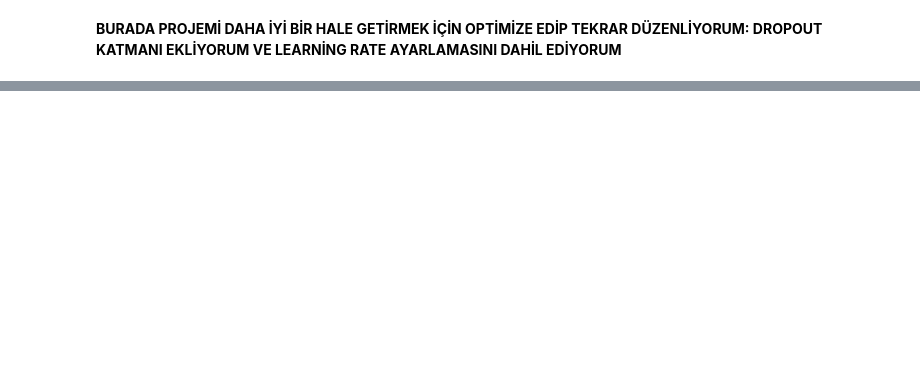
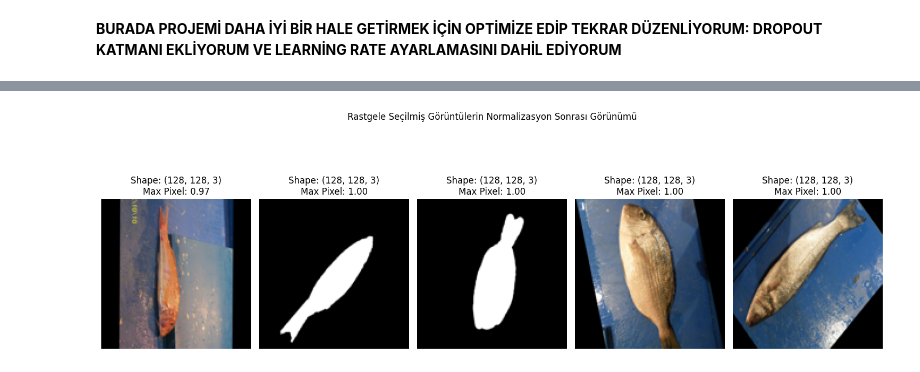
Before and after one commit to ecemknrl/Fish_ANN, a Jupyter notebook: fish-dataset-ann-project (1).ipynb, the cells around one changed output, grey strips where cells are left out. Saved outputs shown, nothing was run; the diff lists cells and outputs as text; code cells hidden in the pictures; blank space fills up the shorter version.

```diff
--- a/fish-dataset-ann-project (1).ipynb
+++ b/fish-dataset-ann-project (1).ipynb
@@ -331,0 +382,18 @@ plt.show()
+# %%
+#  Görüntü Boyutları ve Normalizasyonun Etkisi
+# İlk birkaç resmi yükleyip boyutlarını ve normalizasyon sonrası değerlerini gösteririz
+sample_paths = data['path'].sample(5).values  # Rastgele 5 görüntü seçilir
+plt.figure(figsize=(15, 6))
+
+for i, img_path in enumerate(sample_paths):
+    img_array = np.load(img_path)['arr_0']  # Görüntü array'i yüklenir
+    plt.subplot(1, 5, i+1)
+    plt.imshow(img_array)
+    plt.axis('off')
+    plt.title(f"Shape: {img_array.shape}\nMax Pixel: {img_array.max():.2f}")
+
+plt.suptitle("Rastgele Seçilmiş Görüntülerin Normalizasyon Sonrası Görünümü")
+plt.tight_layout()
+plt.show()
+# %% [output]
+[figure, added]
```
Also changed, not shown: parts of 14 cells of this notebook.
